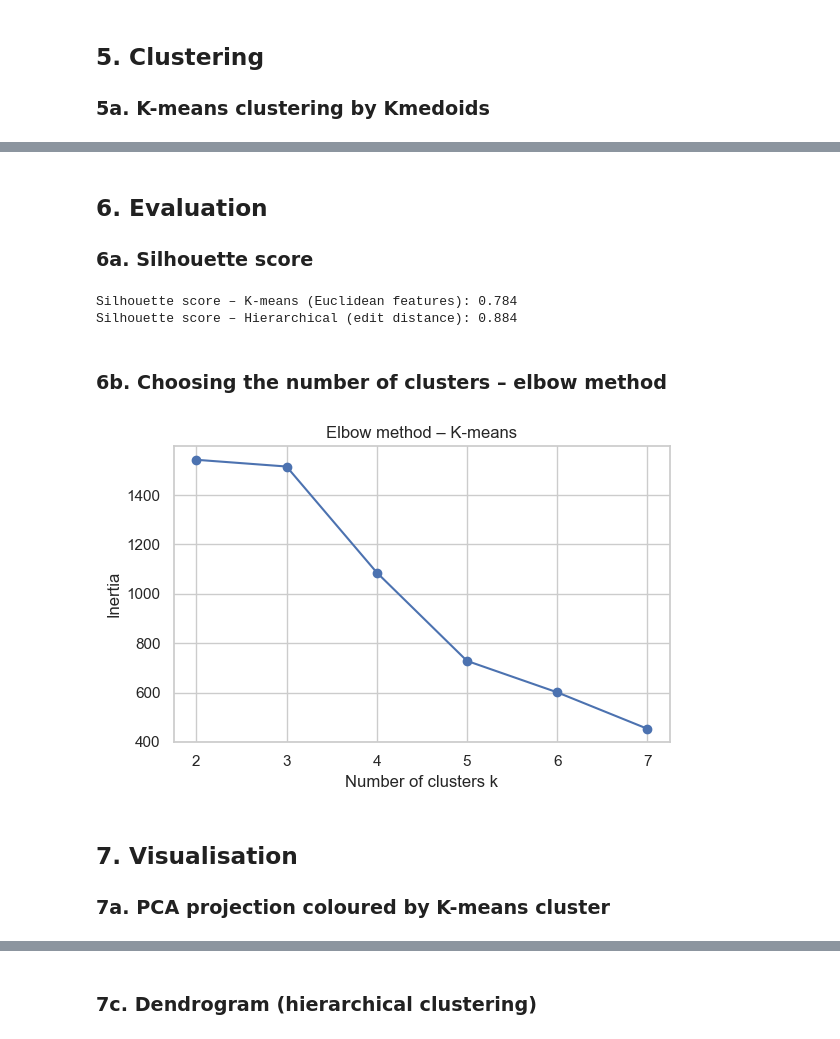
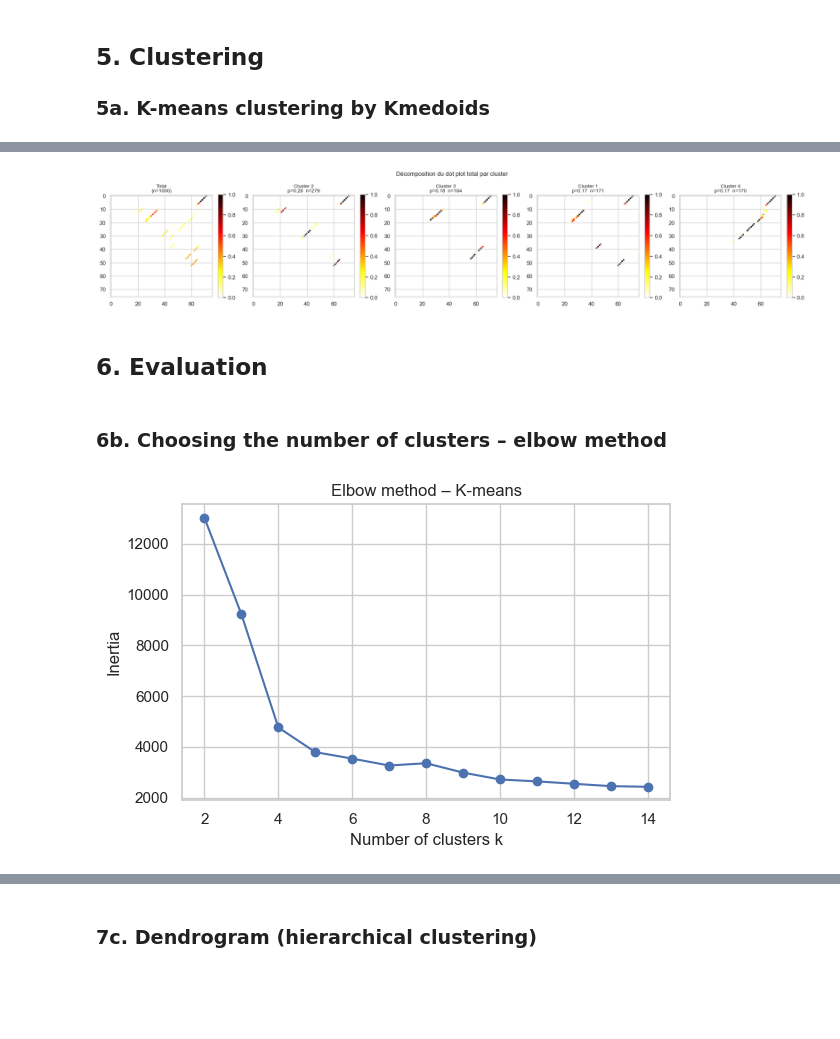
Before and after one commit to beline-y/Clustering-of-RNA-structures, a Jupyter notebook: clustering_rna_structures.ipynb, the cells around one changed output, grey strips where cells are left out. Cells and saved outputs as stored; diff of their text form; code cells hidden in the pictures; blank space fills up the shorter version.

```diff
--- a/clustering_rna_structures.ipynb
+++ b/clustering_rna_structures.ipynb
@@ -529,0 +490,10 @@ labels = kmed.fit_predict(dist_bp)
+# %%
+cluster_probs = df_samples["cluster"].value_counts().sort_index() / len(df_samples)
+print("Probabilités de cluster :")
+print(cluster_probs.round(3))
+
+bpp_total = probability_matrix(df_samples["structure"].tolist())
+
+def cluster_bpp_matrix(df, cluster_id):
+    structs_c = df[df["cluster"] == cluster_id]["structure"].tolist()
+    return probability_matrix(structs_c)
@@ -530,21 +510,33 @@ labels = kmed.fit_predict(dist_bp)
+# %%
+top_clusters = cluster_probs.sort_values(ascending=False).index.tolist()
+n_top = min(4, N_CLUSTERS)
+
+fig, axes = plt.subplots(1, n_top + 1, figsize=(4 * (n_top + 1), 4))
+
+im = axes[0].imshow(bpp_total, cmap="hot_r", vmin=0, vmax=1, origin="upper")
+axes[0].set_title("Total\n(n=1000)", fontsize=10)
+plt.colorbar(im, ax=axes[0], fraction=0.046)
+
+for idx, c in enumerate(top_clusters[:n_top]):
+    mat = cluster_bpp_matrix(df_samples, c)
+    n_c = (df_samples["cluster"] == c).sum()
+    p_c = cluster_probs[c]
+    im_c = axes[idx + 1].imshow(mat, cmap="hot_r", vmin=0, vmax=1, origin="upper")
+    axes[idx + 1].set_title(f"Cluster {c}\np={p_c:.2f}  n={n_c}", fontsize=10)
+    plt.colorbar(im_c, ax=axes[idx + 1], fraction=0.046)
+
+plt.suptitle("Décomposition du dot plot total par cluster", fontsize=12)
+plt.tight_layout()
+plt.show()
+# %% [output]
+[figure, added]
 # %% [markdown]
 ## 6. Evaluation
-
-### 6a. Silhouette score
-# %%
-sil_kmeans = silhouette_score(X, labels_kmeans)
-sil_agg    = silhouette_score(dist_hamming, labels_agg, metric="precomputed")
-
-print(f"Silhouette score – K-means (Euclidean features): {sil_kmeans:.3f}")
-print(f"Silhouette score – Hierarchical (edit distance): {sil_agg:.3f}")
-# %% [output]
-Silhouette score – K-means (Euclidean features): 0.784
-Silhouette score – Hierarchical (edit distance): 0.884
 # %% [markdown]
 ### 6b. Choosing the number of clusters – elbow method
 # %%
 inertias = []
-k_range = range(2, min(len(df_samples), 8))
+k_range = range(2, min(len(df_samples), 15))
 for k in k_range:
     km = KMeans(n_clusters=k, random_state=42, n_init="auto")
     km.fit(X)
@@ -558,8 +550,4 @@ plt.title("Elbow method – K-means")
 plt.tight_layout()
 plt.show()
 # %% [output]
-[figure, old version]
+[figure, new version]
-# %% [markdown]
-## 7. Visualisation
-
-### 7a. PCA projection coloured by K-means cluster
```
Also changed, not shown: parts of 20 cells of this notebook.
